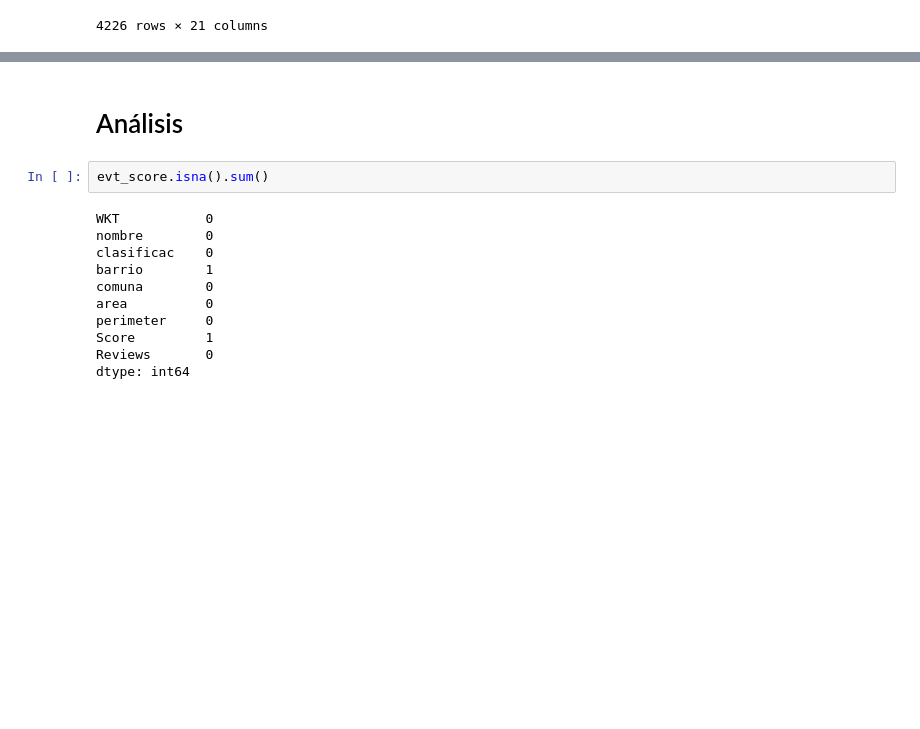
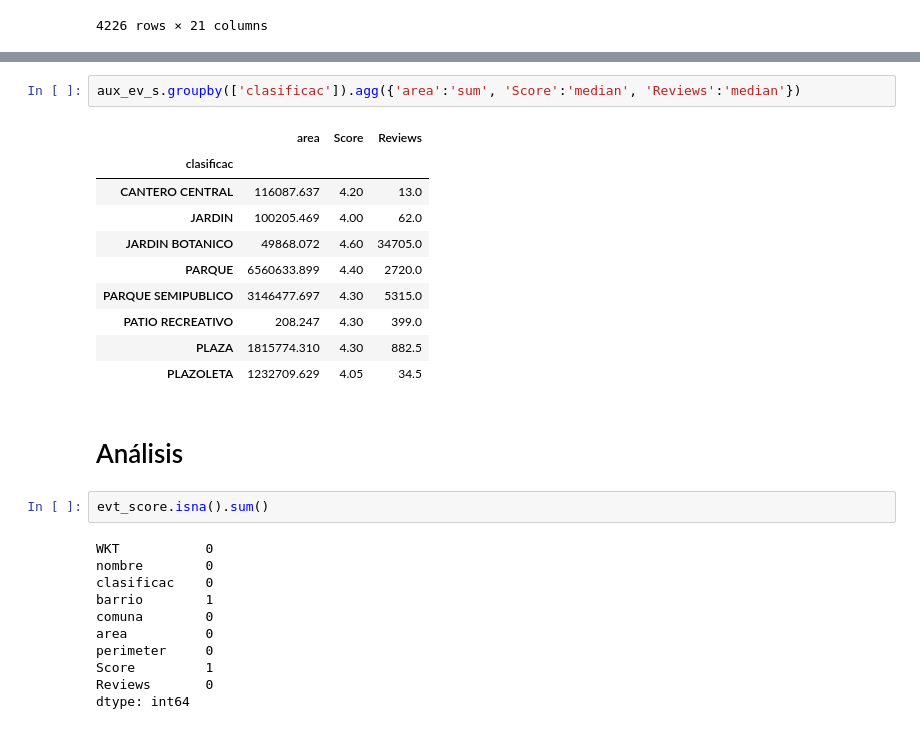
Before and after one commit to tomasdestefano/data_science_clusterai2020_destefano, a Jupyter notebook: Tp_Completo.ipynb, the cells around one changed output, grey strips where cells are left out. Saved outputs shown, nothing was run; the diff lists cells and outputs as text; blank space fills up the shorter version.

```diff
--- a/Tp_Completo.ipynb
+++ b/Tp_Completo.ipynb
@@ -1467,3 +1491,16 @@ aux_ev_s.groupby(['comuna', 'clasificac']).agg({'area':'sum', 'Score':'median',
+# %%
+aux_ev_s.groupby(['clasificac']).agg({'area':'sum', 'Score':'median', 'Reviews':'median'})
+# %% [output]
+|  | area | Score | Reviews |
+| clasificac |  |  |  |
+| CANTERO CENTRAL | 116087.637 | 4.20 | 13.0 |
+| JARDIN | 100205.469 | 4.00 | 62.0 |
+| JARDIN BOTANICO | 49868.072 | 4.60 | 34705.0 |
+| PARQUE | 6560633.899 | 4.40 | 2720.0 |
+| PARQUE SEMIPUBLICO | 3146477.697 | 4.30 | 5315.0 |
+| PATIO RECREATIVO | 208.247 | 4.30 | 399.0 |
+| PLAZA | 1815774.310 | 4.30 | 882.5 |
+| PLAZOLETA | 1232709.629 | 4.05 | 34.5 |
 # %% [markdown]
 # Análisis
 # %%
```
Also changed, not shown: parts of 4 cells of this notebook.
